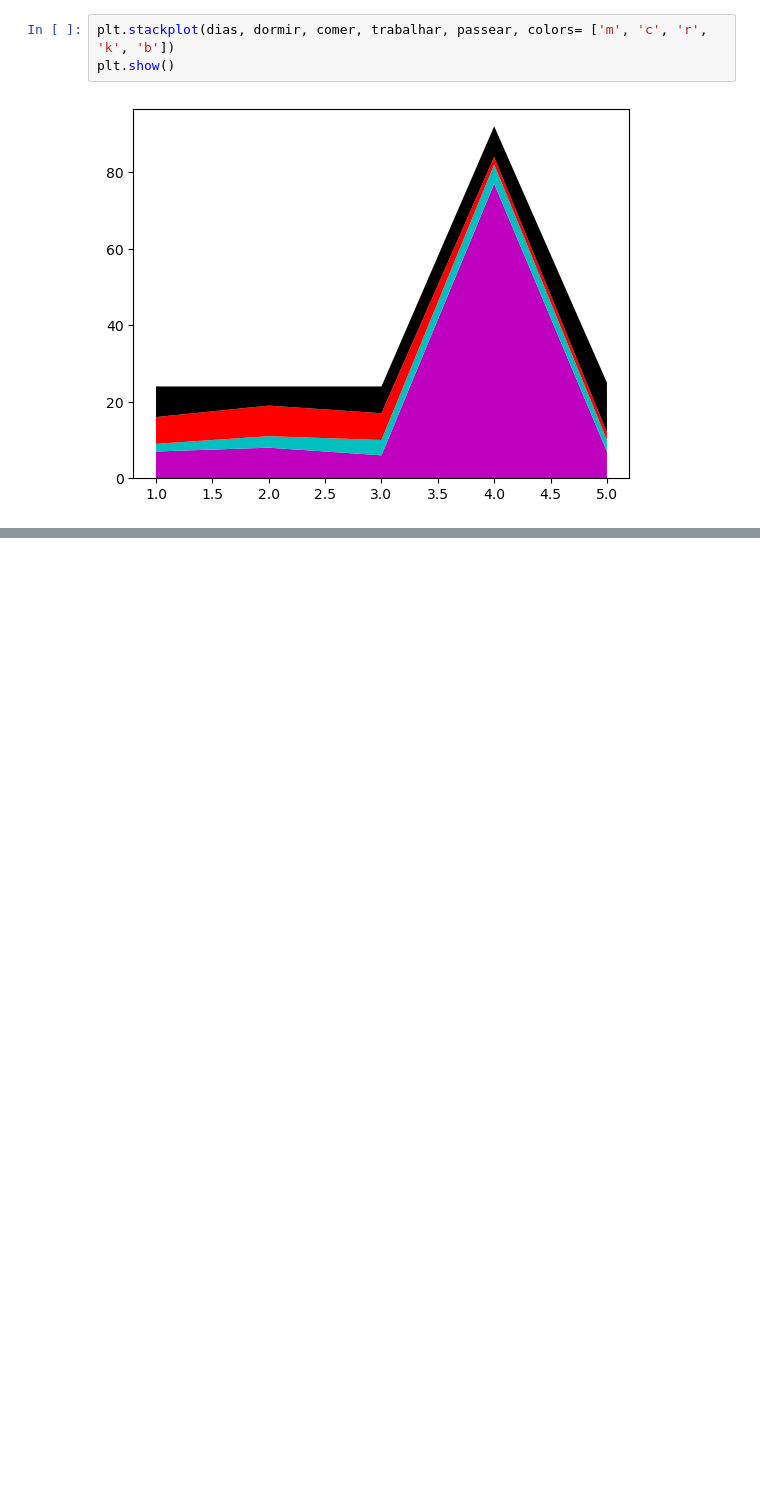
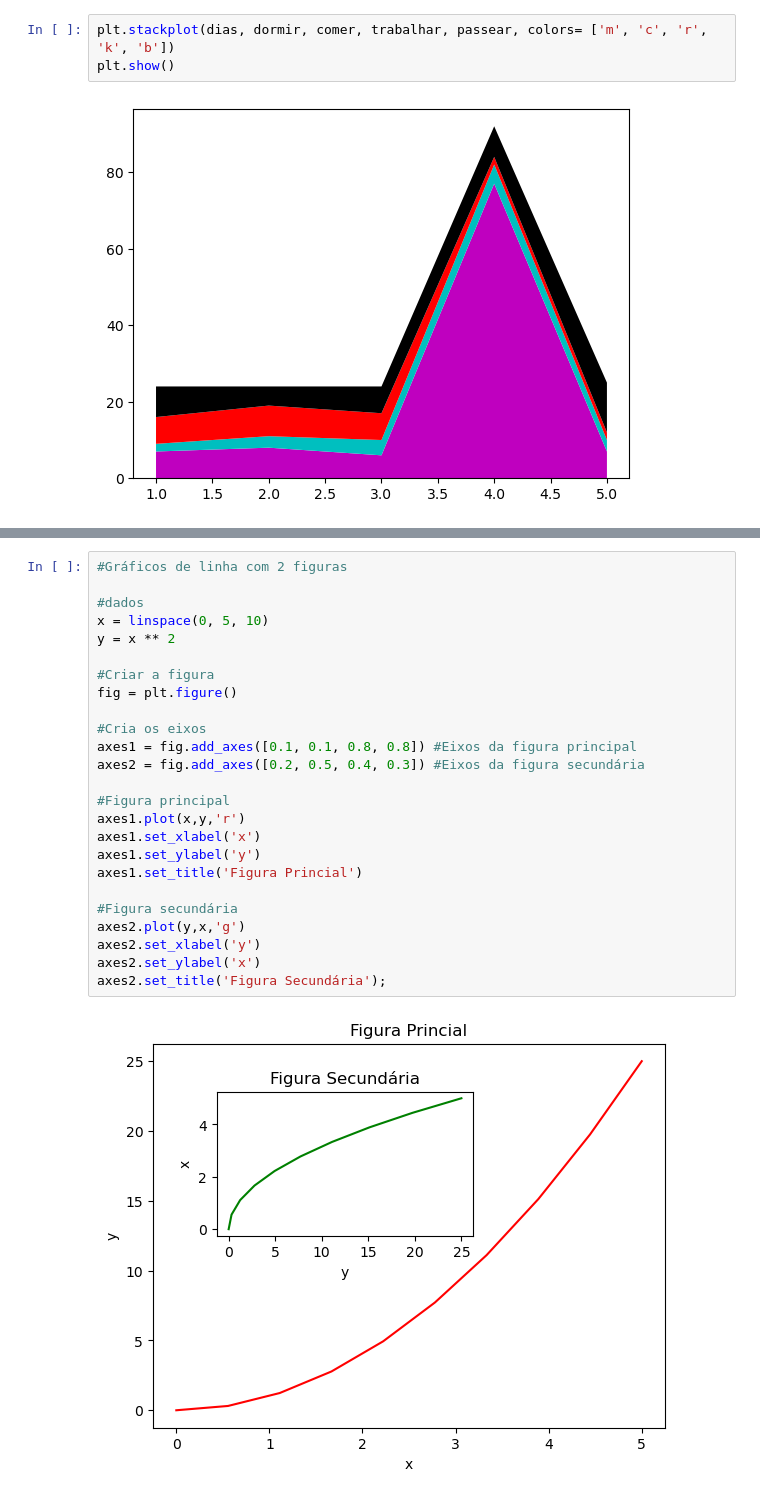
Before and after one commit to leandroclv/DSA_Python, a Jupyter notebook: POO/Matplot.ipynb, the cells around one changed output, grey strips where cells are left out. Cells and saved outputs as stored; diff of their text form; blank space fills up the shorter version.

```diff
--- a/POO/Matplot.ipynb
+++ b/POO/Matplot.ipynb
@@ -100,0 +136,27 @@ plt.show()
+# %%
+#Gráficos de linha com 2 figuras
+
+#dados
+x = linspace(0, 5, 10)
+y = x ** 2
+
+#Criar a figura
+fig = plt.figure()
+
+#Cria os eixos
+axes1 = fig.add_axes([0.1, 0.1, 0.8, 0.8]) #Eixos da figura principal
+axes2 = fig.add_axes([0.2, 0.5, 0.4, 0.3]) #Eixos da figura secundária
+
+#Figura principal
+axes1.plot(x,y,'r')
+axes1.set_xlabel('x')
+axes1.set_ylabel('y')
+axes1.set_title('Figura Princial')
+
+#Figura secundária
+axes2.plot(y,x,'g')
+axes2.set_xlabel('y')
+axes2.set_ylabel('x')
+axes2.set_title('Figura Secundária');
+# %% [output]
+[figure, added]
```
Also changed, not shown: parts of 6 cells of this notebook.
